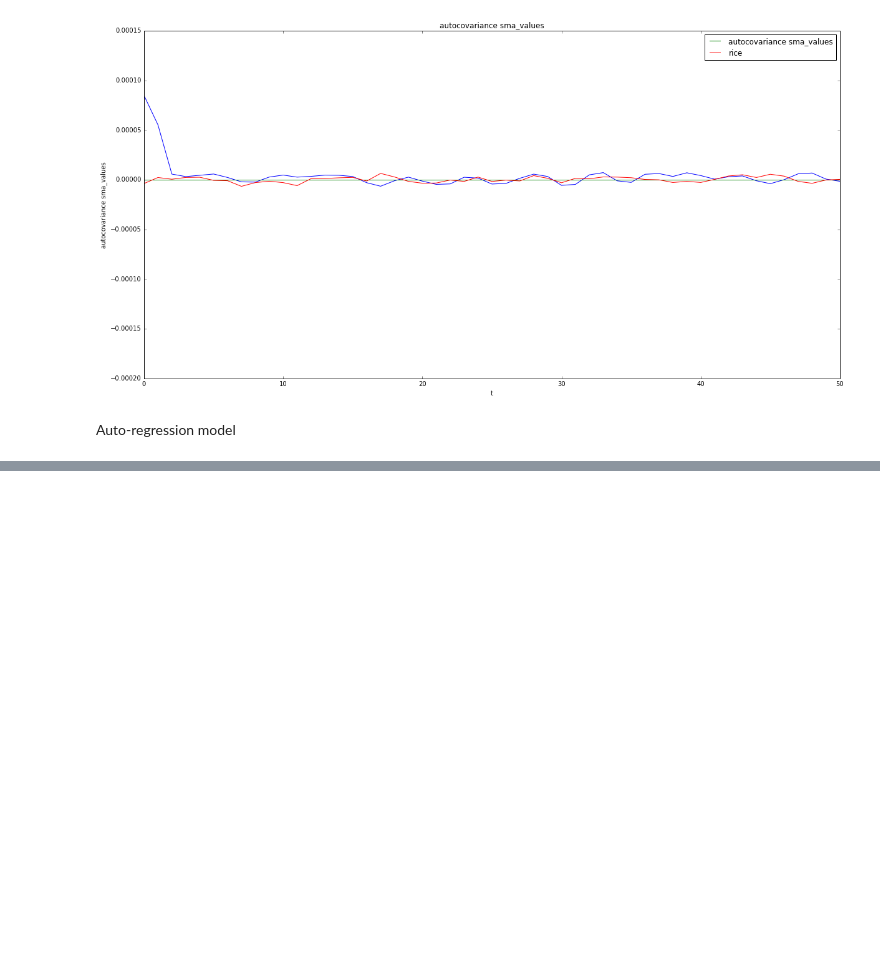
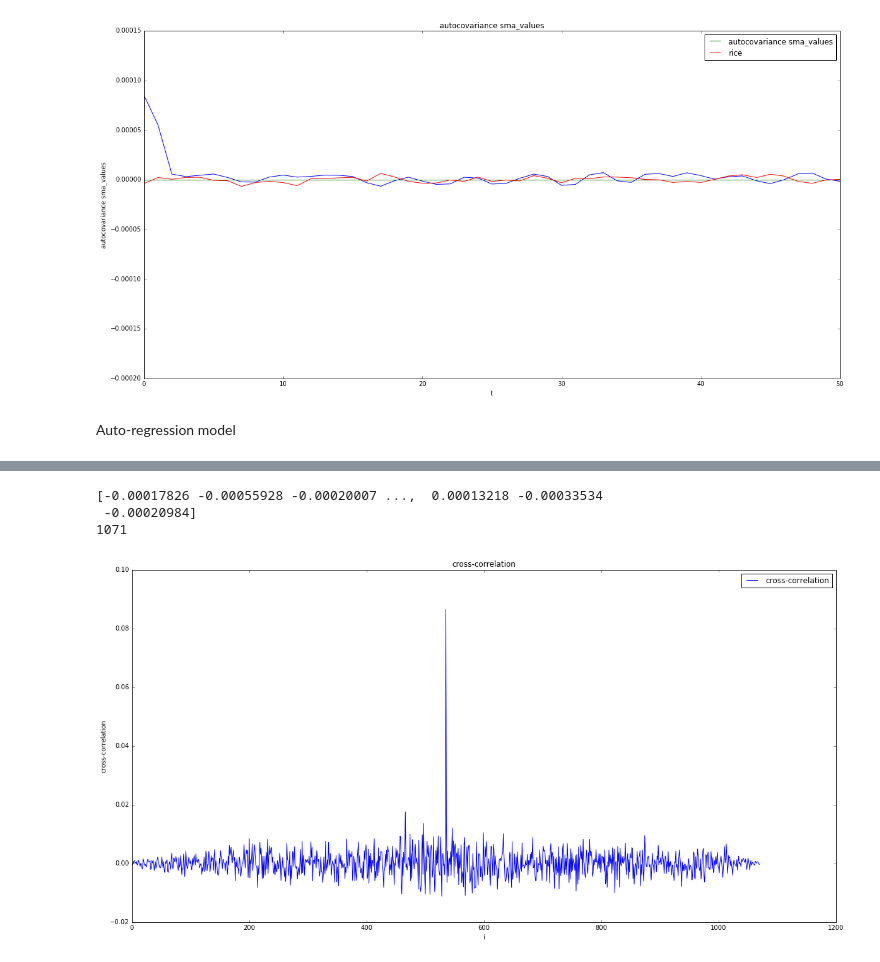
Before and after one commit to vipmax/PM, a Jupyter notebook: Task 3.ipynb, the cells around one changed output, grey strips where cells are left out. Cells and saved outputs as stored; diff of their text form; code cells hidden in the pictures; blank space fills up the shorter version.

```diff
--- a/Task 3.ipynb
+++ b/Task 3.ipynb
@@ -525,0 +660,20 @@ plt.show()
+# %%
+corr = numpy.correlate(rawdata['ISE2'].values,rawdata['EU2'].values, mode='full')
+print(corr)
+print(len(corr))
+
+x = [i for i in range(0, len(corr) )]
+y = corr
+
+plt.figure(figsize=(20, 10))
+plt.title('cross-correlation')
+plt.xlabel('i')
+plt.ylabel('cross-correlation')
+plt.plot(x, y, label="cross-correlation")
+plt.legend()
+plt.show()
+# %% [output]
+[-0.00017826 -0.00055928 -0.00020007 ...,  0.00013218 -0.00033534
+ -0.00020984]
+1071
+[figure, added]
```
Also changed, not shown: parts of 6 cells of this notebook.
